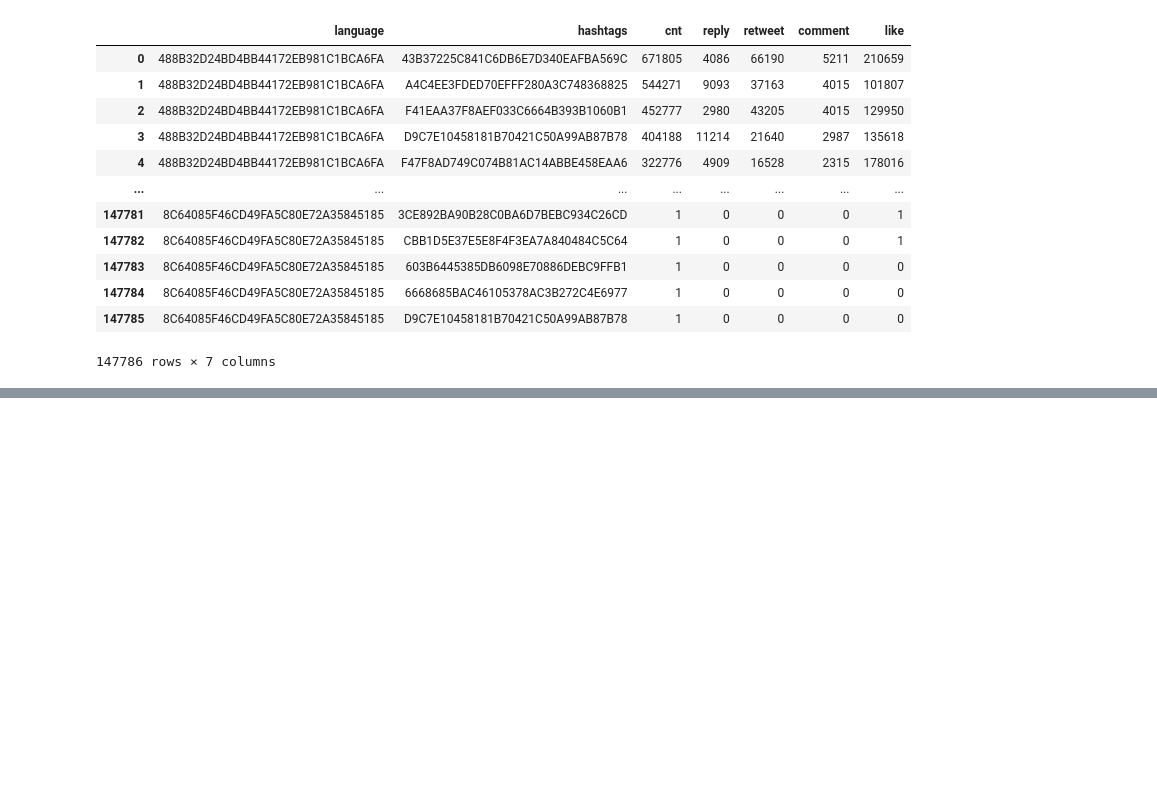
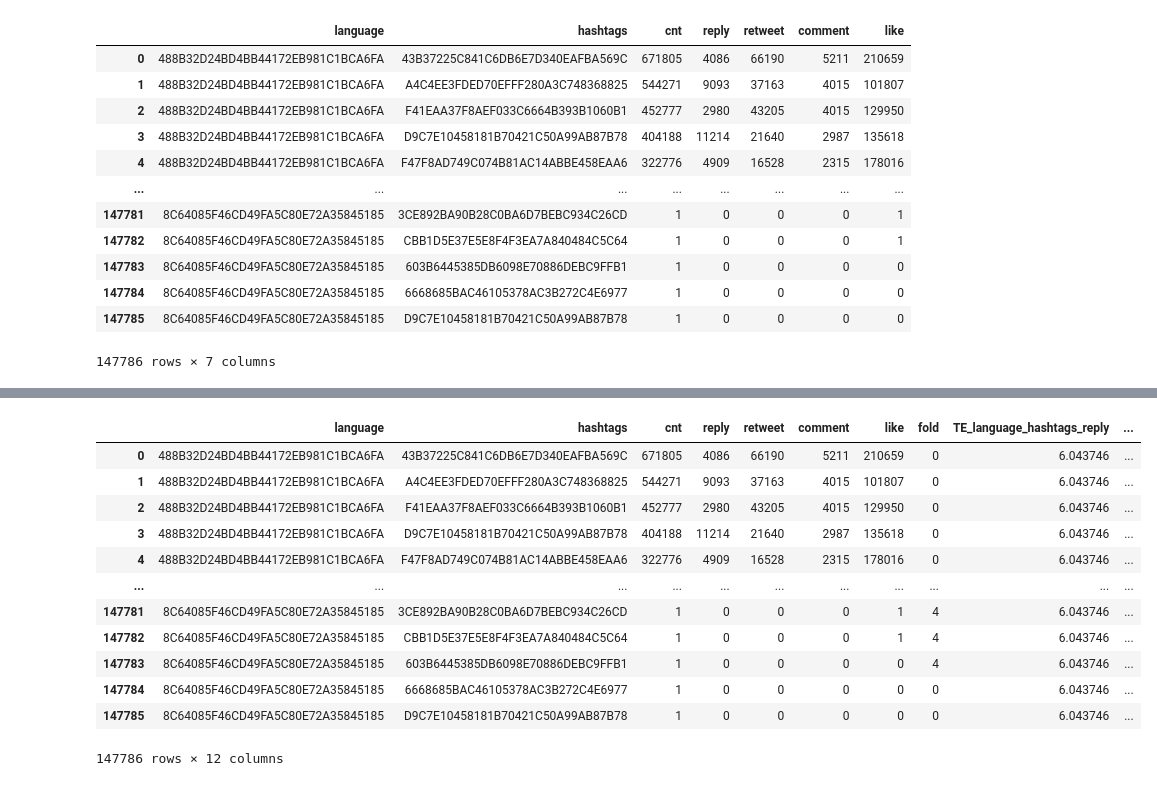
Before and after one commit to RecKIE7/recsys2021-twitter, a Jupyter notebook: analysis/hashtag_language.ipynb, the cells around one changed output, grey strips where cells are left out. Saved outputs shown, nothing was run; the diff lists cells and outputs as text; code cells hidden in the pictures; blank space fills up the shorter version.

```diff
--- a/analysis/hashtag_language.ipynb
+++ b/analysis/hashtag_language.ipynb
@@ -354,14 +424,14 @@ encoder = MTE_one_shot(folds=5,smooth=20)
 # %%
 # target encoding
+encoder = MTE_one_shot(folds=5,smooth=20)
+df = target_encoder.copy()
+c = ['language', 'hashtags']
 
-for file_name in tqdm(file_list[:1]):
-    data_path = conf.raw_lzo_path + file_name
-    df = read_data(data_path)
-    df = df.drop('text_tokens', axis=1)
-    df = feature_extraction(df, features=conf.used_features + ['hashtags'], train=True)
+for target in conf.target:
 
-    c = ['language', 'hashtags']
-    target = 'like'
+    # df.loc[df[target]<=0, target ] = 0
+    # df.loc[df[target]>0, target ] = 1
+
     out_col = 'TE_'+'_'.join(c)+'_'+target
 
-    df = encoder.fit_transform(df, c, target, out_col=out_col, out_dtype='float32')
+    df = encoder.fit_transform(df, c, target, out_col=out_col, out_dtype='float32',pre_defined=True)
@@ -368,2 +456,16 @@ for file_name in tqdm(file_list[:1]):
 # %%
-df.head(30)
+df
+# %% [output]
+|  | language | hashtags | cnt | reply | retweet | comment | like | fold | TE_language_hashtags_reply | ... |
+| 0 | 488B32D24BD4BB44172EB981C1BCA6FA | 43B37225C841C6DB6E7D340EAFBA569C | 671805 | 4086 | 66190 | 5211 | 210659 | 0 | 6.043746 | ... |
+| 1 | 488B32D24BD4BB44172EB981C1BCA6FA | A4C4EE3FDED70EFFF280A3C748368825 | 544271 | 9093 | 37163 | 4015 | 101807 | 0 | 6.043746 | ... |
+| 2 | 488B32D24BD4BB44172EB981C1BCA6FA | F41EAA37F8AEF033C6664B393B1060B1 | 452777 | 2980 | 43205 | 4015 | 129950 | 0 | 6.043746 | ... |
+| 3 | 488B32D24BD4BB44172EB981C1BCA6FA | D9C7E10458181B70421C50A99AB87B78 | 404188 | 11214 | 21640 | 2987 | 135618 | 0 | 6.043746 | ... |
+| 4 | 488B32D24BD4BB44172EB981C1BCA6FA | F47F8AD749C074B81AC14ABBE458EAA6 | 322776 | 4909 | 16528 | 2315 | 178016 | 0 | 6.043746 | ... |
+| ... | ... | ... | ... | ... | ... | ... | ... | ... | ... | ... |
+| 147781 | 8C64085F46CD49FA5C80E72A35845185 | 3CE892BA90B28C0BA6D7BEBC934C26CD | 1 | 0 | 0 | 0 | 1 | 4 | 6.043746 | ... |
+| 147782 | 8C64085F46CD49FA5C80E72A35845185 | CBB1D5E37E5E8F4F3EA7A840484C5C64 | 1 | 0 | 0 | 0 | 1 | 4 | 6.043746 | ... |
+| 147783 | 8C64085F46CD49FA5C80E72A35845185 | 603B6445385DB6098E70886DEBC9FFB1 | 1 | 0 | 0 | 0 | 0 | 4 | 6.043746 | ... |
+| 147784 | 8C64085F46CD49FA5C80E72A35845185 | 6668685BAC46105378AC3B272C4E6977 | 1 | 0 | 0 | 0 | 0 | 0 | 6.043746 | ... |
+| 147785 | 8C64085F46CD49FA5C80E72A35845185 | D9C7E10458181B70421C50A99AB87B78 | 1 | 0 | 0 | 0 | 0 | 0 | 6.043746 | ... |
+147786 rows × 12 columns
```
Also changed, not shown: parts of 8 cells of this notebook, 4 other files.
